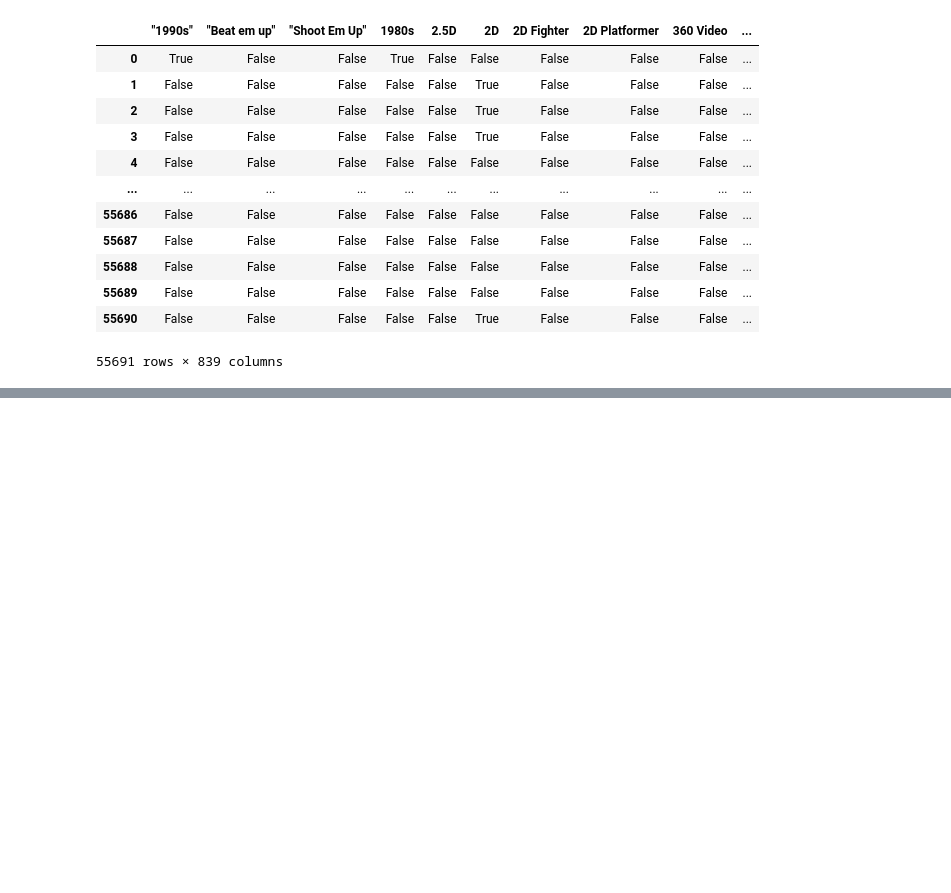
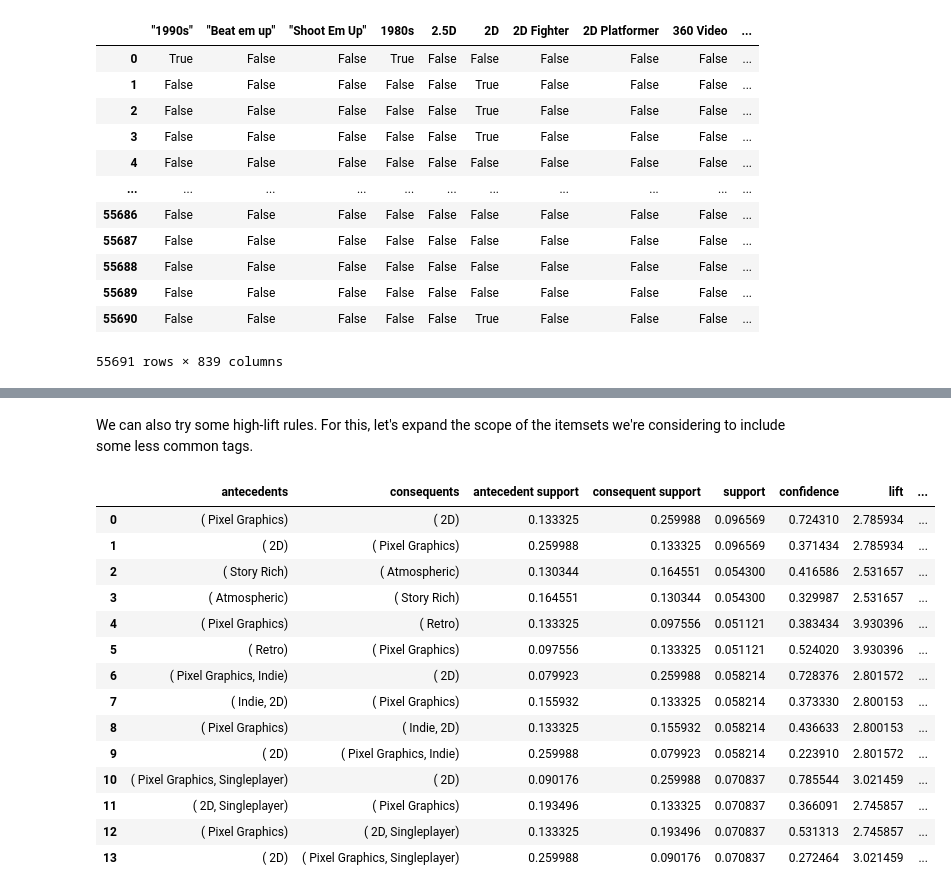
Before and after one commit to wallysands/csci5523project, a Jupyter notebook: Other Techniques and their graphs.ipynb, the cells around one changed output, grey strips where cells are left out. Cells and saved outputs as stored; diff of their text form; code cells hidden in the pictures; blank space fills up the shorter version.

```diff
--- a/Other Techniques and their graphs.ipynb
+++ b/Other Techniques and their graphs.ipynb
@@ -208,0 +250,21 @@ print (frequent_itemsets[(frequent_itemsets['length'] == length) &
+# %% [markdown]
+We can also try some high-lift rules. For this, let's expand the scope of the itemsets we're considering to include some less common tags.
+# %%
+frequent_itemsets = apriori(data, min_support = 0.05, use_colnames=True)
+association_rules(frequent_itemsets, metric="lift", min_threshold=2.5)
+# %% [output]
+|  | antecedents | consequents | antecedent support | consequent support | support | confidence | lift | ... |
+| 0 | ( Pixel Graphics) | ( 2D) | 0.133325 | 0.259988 | 0.096569 | 0.724310 | 2.785934 | ... |
+| 1 | ( 2D) | ( Pixel Graphics) | 0.259988 | 0.133325 | 0.096569 | 0.371434 | 2.785934 | ... |
+| 2 | ( Story Rich) | ( Atmospheric) | 0.130344 | 0.164551 | 0.054300 | 0.416586 | 2.531657 | ... |
+| 3 | ( Atmospheric) | ( Story Rich) | 0.164551 | 0.130344 | 0.054300 | 0.329987 | 2.531657 | ... |
+| 4 | ( Pixel Graphics) | ( Retro) | 0.133325 | 0.097556 | 0.051121 | 0.383434 | 3.930396 | ... |
+| 5 | ( Retro) | ( Pixel Graphics) | 0.097556 | 0.133325 | 0.051121 | 0.524020 | 3.930396 | ... |
+| 6 | ( Pixel Graphics, Indie) | ( 2D) | 0.079923 | 0.259988 | 0.058214 | 0.728376 | 2.801572 | ... |
+| 7 | ( Indie, 2D) | ( Pixel Graphics) | 0.155932 | 0.133325 | 0.058214 | 0.373330 | 2.800153 | ... |
+| 8 | ( Pixel Graphics) | ( Indie, 2D) | 0.133325 | 0.155932 | 0.058214 | 0.436633 | 2.800153 | ... |
+| 9 | ( 2D) | ( Pixel Graphics, Indie) | 0.259988 | 0.079923 | 0.058214 | 0.223910 | 2.801572 | ... |
+| 10 | ( Pixel Graphics, Singleplayer) | ( 2D) | 0.090176 | 0.259988 | 0.070837 | 0.785544 | 3.021459 | ... |
+| 11 | ( 2D, Singleplayer) | ( Pixel Graphics) | 0.193496 | 0.133325 | 0.070837 | 0.366091 | 2.745857 | ... |
+| 12 | ( Pixel Graphics) | ( 2D, Singleplayer) | 0.133325 | 0.193496 | 0.070837 | 0.531313 | 2.745857 | ... |
+| 13 | ( 2D) | ( Pixel Graphics, Singleplayer) | 0.259988 | 0.090176 | 0.070837 | 0.272464 | 3.021459 | ... |
```
Also changed, not shown: parts of 12 cells of this notebook, 1 other file.
